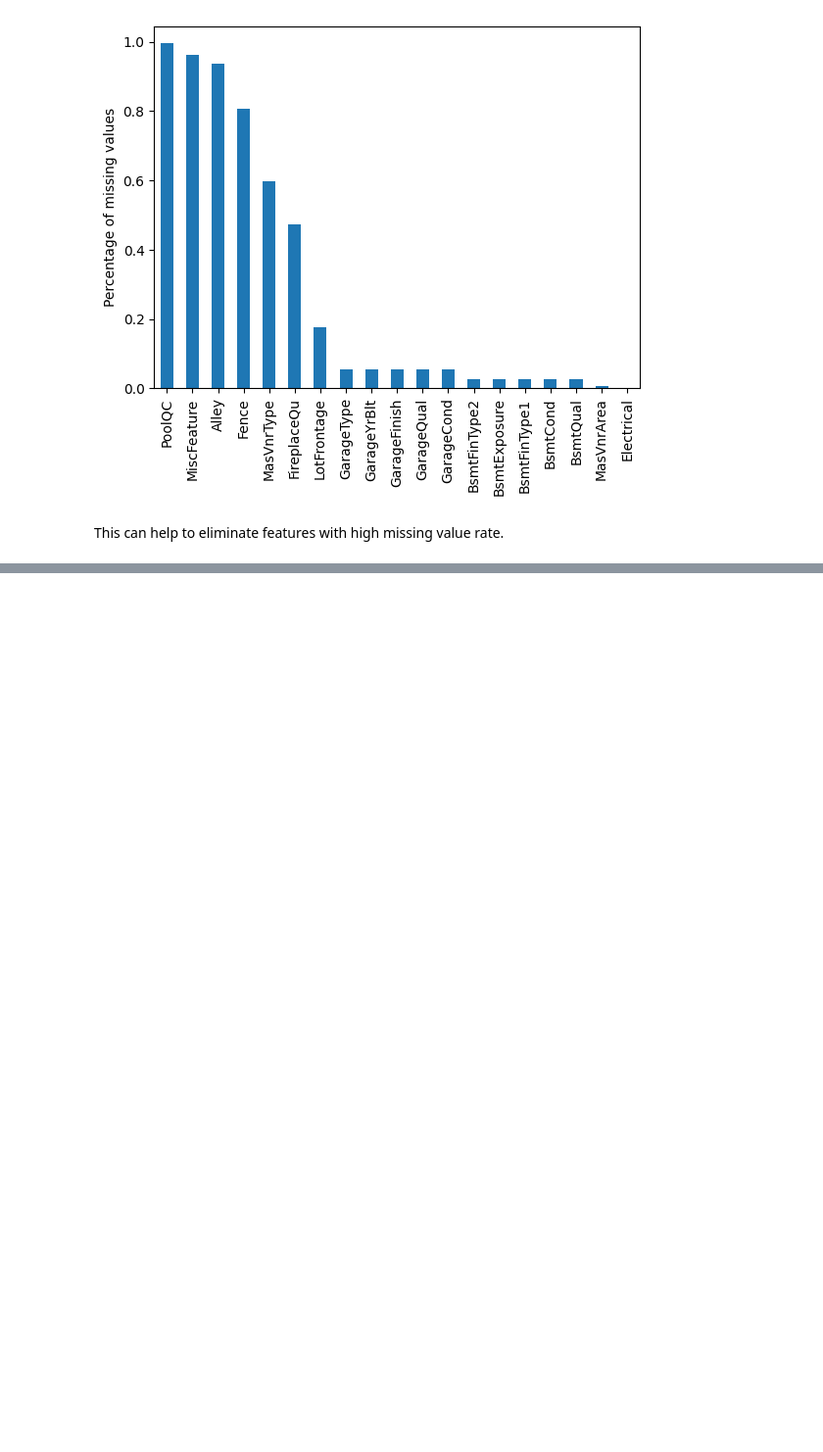
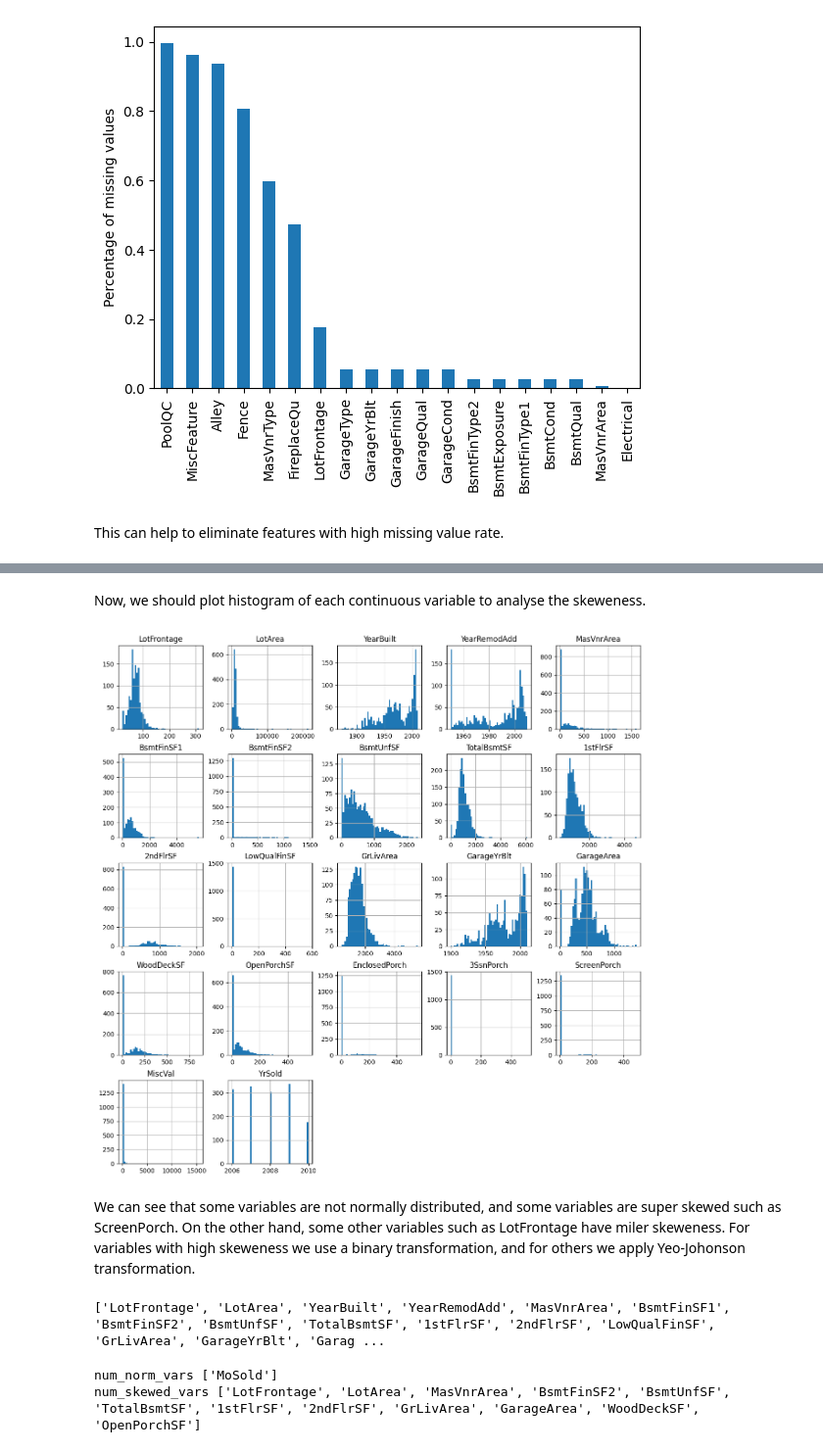
Before and after one commit to mj-yousefi/ML-Pipeline_HousePricePrediction, a Jupyter notebook: 01-exploratory_data_analysis.ipynb, the cells around one changed output, grey strips where cells are left out. Shown at 98% size. Cells and saved outputs as stored; diff of their text form; code cells hidden in the pictures; blank space fills up the shorter version.

```diff
--- a/01-exploratory_data_analysis.ipynb
+++ b/01-exploratory_data_analysis.ipynb
@@ -141,0 +238,14 @@ This can help to eliminate features with high missing value rate.
+# %%
+DISCRETE_VAR_NUM_THRESHOLD = 15
+
+
+num_discrete_vars = [
+    var
+    for var in num_vars
+    if (len(data_df[var].unique()) <= DISCRETE_VAR_NUM_THRESHOLD)
+    and (var not in year_vars)
+]
+
+print(num_discrete_vars)
+
+data_df[num_discrete_vars].head()
@@ -141,0 +262,8 @@ This can help to eliminate features with high missing value rate.
+# %%
+#
+
+num_cont_vars = [var for var in num_vars if var not in num_discrete_vars]
+
+print(num_cont_vars)
+
+data_df[num_cont_vars].head()
@@ -141,0 +278,37 @@ This can help to eliminate features with high missing value rate.
+# %% [markdown]
+Now, we should plot histogram of each continuous variable to analyse the skeweness.
+# %%
+data_df[num_cont_vars].hist(bins=50, figsize=(15, 15))
+plt.show()
+# %% [output]
+[figure, added]
+# %% [markdown]
+We can see that some variables are not normally distributed, and some variables are super skewed such as ScreenPorch. On the other hand, some other variables such as LotFrontage have miler skeweness. For variables with high skeweness we use a binary transformation, and for others we apply Yeo-Johonson transformation.
+# %%
+print(num_cont_vars)
+# %% [output]
+['LotFrontage', 'LotArea', 'YearBuilt', 'YearRemodAdd', 'MasVnrArea', 'BsmtFinSF1', 'BsmtFinSF2', 'BsmtUnfSF', 'TotalBsmtSF', '1stFlrSF', '2ndFlrSF', 'LowQualFinSF', 'GrLivArea', 'GarageYrBlt', 'Garag ...
+# %%
+# store super skewed and skewed variables
+num_super_skewed_vars = [
+    "BsmtFinSF1",
+    "LowQualFinSF",
+    "EnclosedPorch",
+    "3SsnPorch",
+    "ScreenPorch",
+    "MiscVal",
+]
+
+
+num_norm_vars = ["MoSold"]
+print("num_norm_vars", num_norm_vars)
+
+num_skewed_vars = [
+    var
+    for var in num_cont_vars
+    if var not in num_super_skewed_vars and var not in year_vars
+]
+print("num_skewed_vars", num_skewed_vars)
+# %% [output]
+num_norm_vars ['MoSold']
+num_skewed_vars ['LotFrontage', 'LotArea', 'MasVnrArea', 'BsmtFinSF2', 'BsmtUnfSF', 'TotalBsmtSF', '1stFlrSF', '2ndFlrSF', 'GrLivArea', 'GarageArea', 'WoodDeckSF', 'OpenPorchSF']
```
Also changed, not shown: parts of 26 cells of this notebook.
